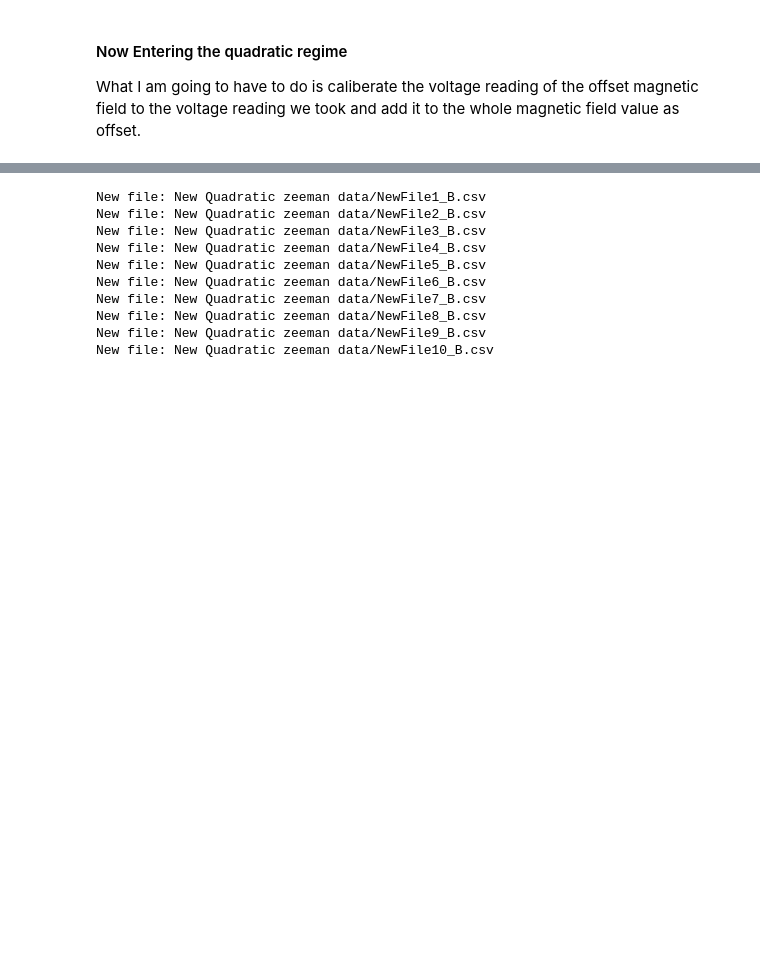
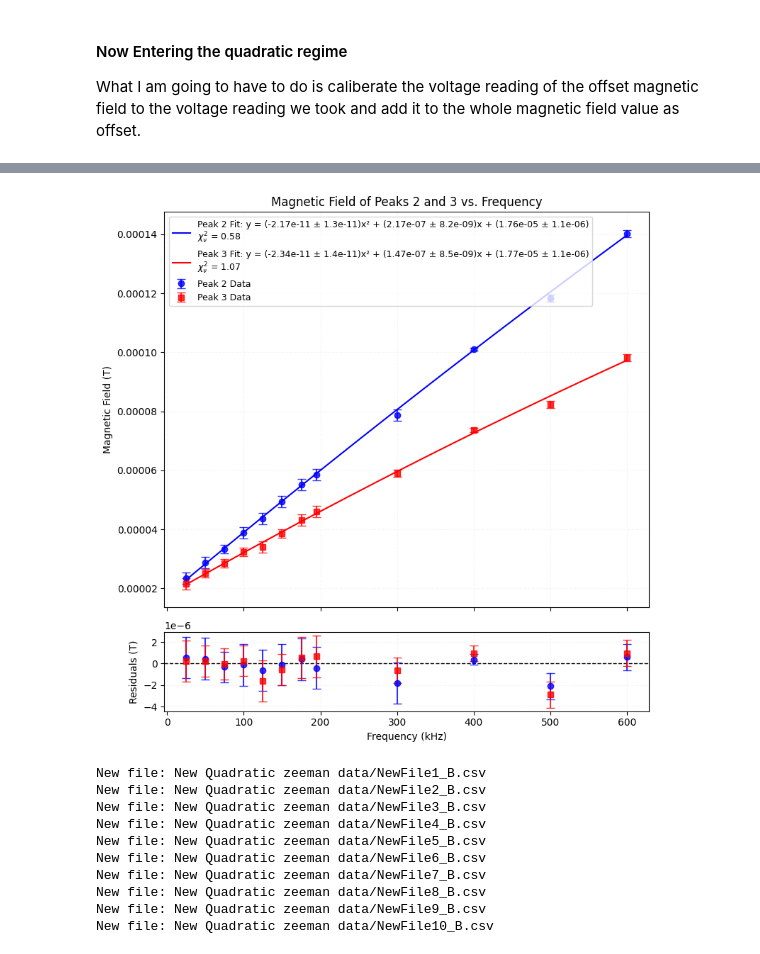
Before and after one commit to imathrock/Optical_Pumping, a Jupyter notebook: DA.ipynb, the cells around one changed output, grey strips where cells are left out. Drawn from its saved outputs; the diff is of its cells as text; code cells hidden in the pictures; blank space fills up the shorter version.

```diff
--- a/DA.ipynb
+++ b/DA.ipynb
@@ -599,0 +432,6 @@ plt.show()
+# %%
+copt = np.array(copt)
+diff = copt[2]-copt[3]
+p1 = copt[0] + diff
+p2 = copt[1]
+VtB = (p1-p2)/49.5
@@ -599,0 +487,12 @@ plt.show()
+# %%
+loptk = lopt[:, [0, 2, 3, 5, 6]]
+
+lopt2 = np.array(lopt2, ndmin=2)
+lopt2[:, [0, 1]] = lopt2[:, [1, 0]]
+
+freq_list2 = np.array([300, 400, 500, 600])
+lopt2 = np.column_stack((freq_list2, lopt2))
+
+loptk = np.vstack((loptk, lopt2))
+print(lopt2)
+print(loptk)
@@ -600,3 +517,42 @@ plt.show()
+# %%
+def quad_model(x, a, b, c):
+    return a * x**2 + b * x + c
+
+freq = loptk[:, 0]
+freq_fit = np.linspace(freq.min(), freq.max(), 100)
+
+fig, (ax1, ax2) = plt.subplots(2, 1, figsize=(8, 8), gridspec_kw={'height_ratios': [5, 1]}, sharex=True)
+ax2.axhline(0, color='black', linestyle='--', linewidth=1, zorder=1)
+
+# Loop handles Peak 2 (idx 1, 3) and Peak 3 (idx 2, 4) to eliminate code duplication
+for m_idx, u_idx, color, fmt, name in [(1, 3, 'blue', 'o', 'Peak 2'), (2, 4, 'red', 's', 'Peak 3')]:
+    mean_b, unc_b = loptk[:, m_idx], loptk[:, u_idx]
+
+    popt, pcov = curve_fit(quad_model, freq, mean_b, sigma=unc_b, absolute_sigma=True)
+    err = np.sqrt(np.diag(pcov))
+    res = mean_b - quad_model(freq, *popt)
+    red_chi2 = np.sum((res / unc_b)**2) / (len(freq) - 3)
+
+    fit_lbl = (f'{name} Fit: y = ({popt[0]:.2e} ± {err[0]:.1e})x² + ({popt[1]:.2e} ± {err[1]:.1e})x + ({popt[2]:.2e} ± {err[2]:.1e})\n'
+               f'$\chi^2_\\nu$ = {red_chi2:.2f}')
+
+    ax1.errorbar(freq, mean_b, yerr=unc_b, fmt=fmt, color=color, capsize=4, alpha=0.8, label=f'{name} Data')
+    ax1.plot(freq_fit, quad_model(freq_fit, *popt), color=color, linestyle='-', linewidth=1.5, label=fit_lbl)
+    ax2.errorbar(freq, res, yerr=unc_b, fmt=fmt, color=color, capsize=4, alpha=0.8, zorder=2)
+
+ax1.set_ylabel('Magnetic Field (T)')
+ax1.set_title('Magnetic Field of Peaks 2 and 3 vs. Frequency')
+ax1.grid(True, linestyle='--', alpha=0.1)
+ax1.legend(loc='best', fontsize=9)
+
+ax2.set_xlabel('Frequency (kHz)')
+ax2.set_ylabel('Residuals (T)')
+ax2.grid(True, linestyle='--', alpha=0.1)
+
+plt.tight_layout()
+plt.show()
+# %% [output]
+[figure, added]
 # %%
 df_9p02MHz = add_magnetic_field_woff("New Quadratic zeeman data/NewFile1.csv",1116)
 df_7p75MHz = add_magnetic_field_woff("New Quadratic zeeman data/NewFile2.csv",960)
```
Also changed, not shown: parts of 32 cells of this notebook, 21 other files.
